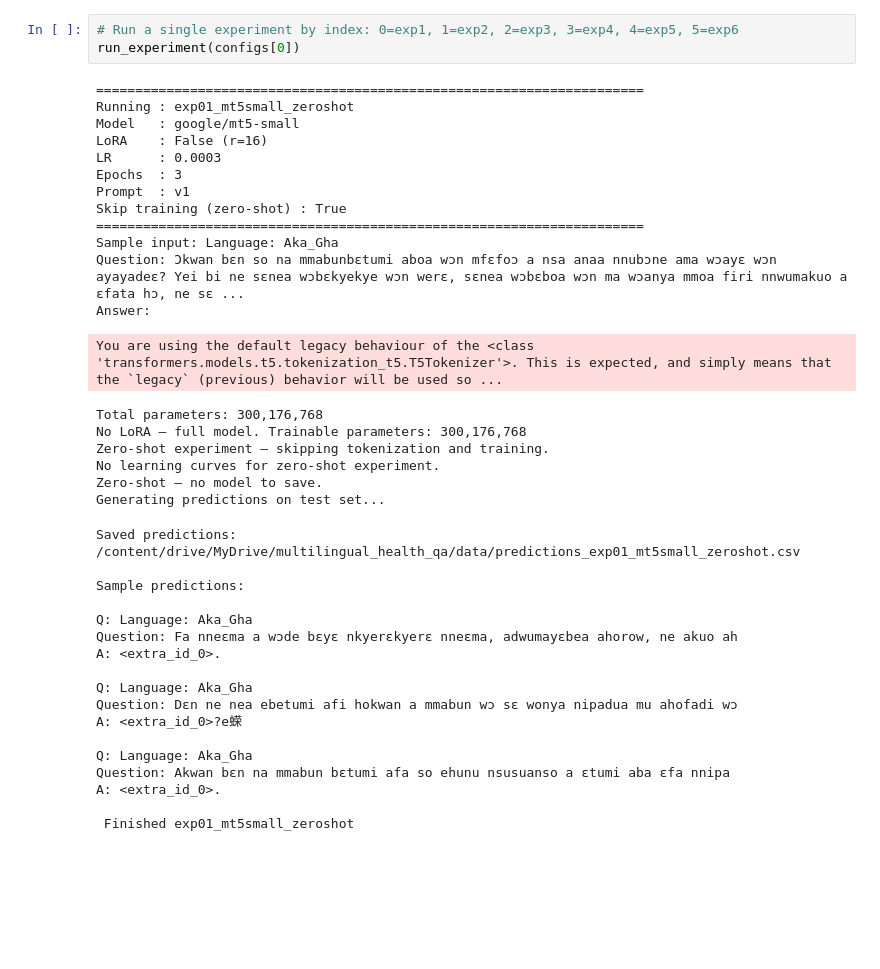
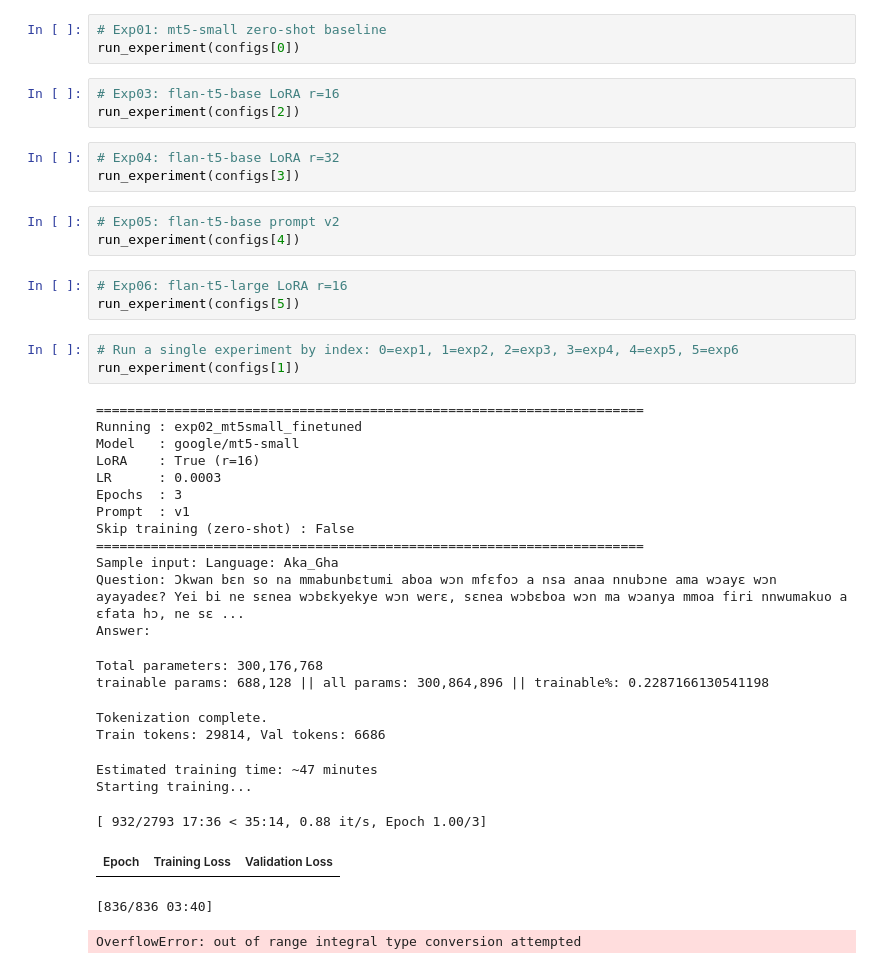
Before and after one commit to Muen1/multilingual-health-qa-africa, a Jupyter notebook: notebook/03_finetuning.ipynb, the cells around one changed output. Saved outputs shown, nothing was run; the diff lists cells and outputs as text; blank space fills up the shorter version.

```diff
--- a/notebook/03_finetuning.ipynb
+++ b/notebook/03_finetuning.ipynb
@@ -423,40 +431,41 @@ def run_experiment(cfg):
+# %%
+# Exp01: mt5-small zero-shot baseline
+run_experiment(configs[0])
+# %%
+# Exp03: flan-t5-base LoRA r=16
+run_experiment(configs[2])
+# %%
+# Exp04: flan-t5-base LoRA r=32
+run_experiment(configs[3])
+# %%
+# Exp05: flan-t5-base prompt v2
+run_experiment(configs[4])
+# %%
+# Exp06: flan-t5-large LoRA r=16
+run_experiment(configs[5])
 # %%
 # Run a single experiment by index: 0=exp1, 1=exp2, 2=exp3, 3=exp4, 4=exp5, 5=exp6
-run_experiment(configs[0])
+run_experiment(configs[1])
 # %% [output]
 ======================================================================
-Running : exp01_mt5small_zeroshot
+Running : exp02_mt5small_finetuned
 Model   : google/mt5-small
-LoRA    : False (r=16)
+LoRA    : True (r=16)
 LR      : 0.0003
 Epochs  : 3
 Prompt  : v1
-Skip training (zero-shot) : True
+Skip training (zero-shot) : False
 ======================================================================
 Sample input: Language: Aka_Gha
 Question: Ɔkwan bɛn so na mmabunbɛtumi aboa wɔn mfɛfoɔ a nsa anaa nnubɔne ama wɔayɛ wɔn ayayadeɛ? Yei bi ne sɛnea wɔbɛkyekye wɔn werɛ, sɛnea wɔbɛboa wɔn ma wɔanya mmoa firi nnwumakuo a ɛfata hɔ, ne sɛ ...
 Answer:
-You are using the default legacy behaviour of the <class 'transformers.models.t5.tokenization_t5.T5Tokenizer'>. This is expected, and simply means that the `legacy` (previous) behavior will be used so ...
+Total parameters: 300,176,768
+trainable params: 688,128 || all params: 300,864,896 || trainable%: 0.2287166130541198
-Total parameters: 300,176,768
-No LoRA — full model. Trainable parameters: 300,176,768
-Zero-shot experiment — skipping tokenization and training.
-No learning curves for zero-shot experiment.
-Zero-shot — no model to save.
-Generating predictions on test set...
+Tokenization complete.
+Train tokens: 29814, Val tokens: 6686
-Saved predictions: /content/drive/MyDrive/multilingual_health_qa/data/predictions_exp01_mt5small_zeroshot.csv
-
-Sample predictions:
-
-Q: Language: Aka_Gha
-Question: Fa nneɛma a wɔde bɛyɛ nkyerɛkyerɛ nneɛma, adwumayɛbea ahorow, ne akuo ah
-A: <extra_id_0>.
-
-Q: Language: Aka_Gha
-Question: Dɛn ne nea ebetumi afi hokwan a mmabun wɔ sɛ wonya nipadua mu ahofadi wɔ
-A: <extra_id_0>?e蝾
-
-Q: Language: Aka_Gha
-Question: Akwan bɛn na mmabun bɛtumi afa so ehunu nsusuanso a ɛtumi aba ɛfa nnipa
-A: <extra_id_0>.
-
- Finished exp01_mt5small_zeroshot
+Estimated training time: ~47 minutes
+Starting training...
+[ 932/2793 17:36 < 35:14, 0.88 it/s, Epoch 1.00/3]
+| Epoch | Training Loss | Validation Loss |
+[836/836 03:40]
+OverflowError: out of range integral type conversion attempted
```
Also changed, not shown: parts of 10 cells of this notebook.
